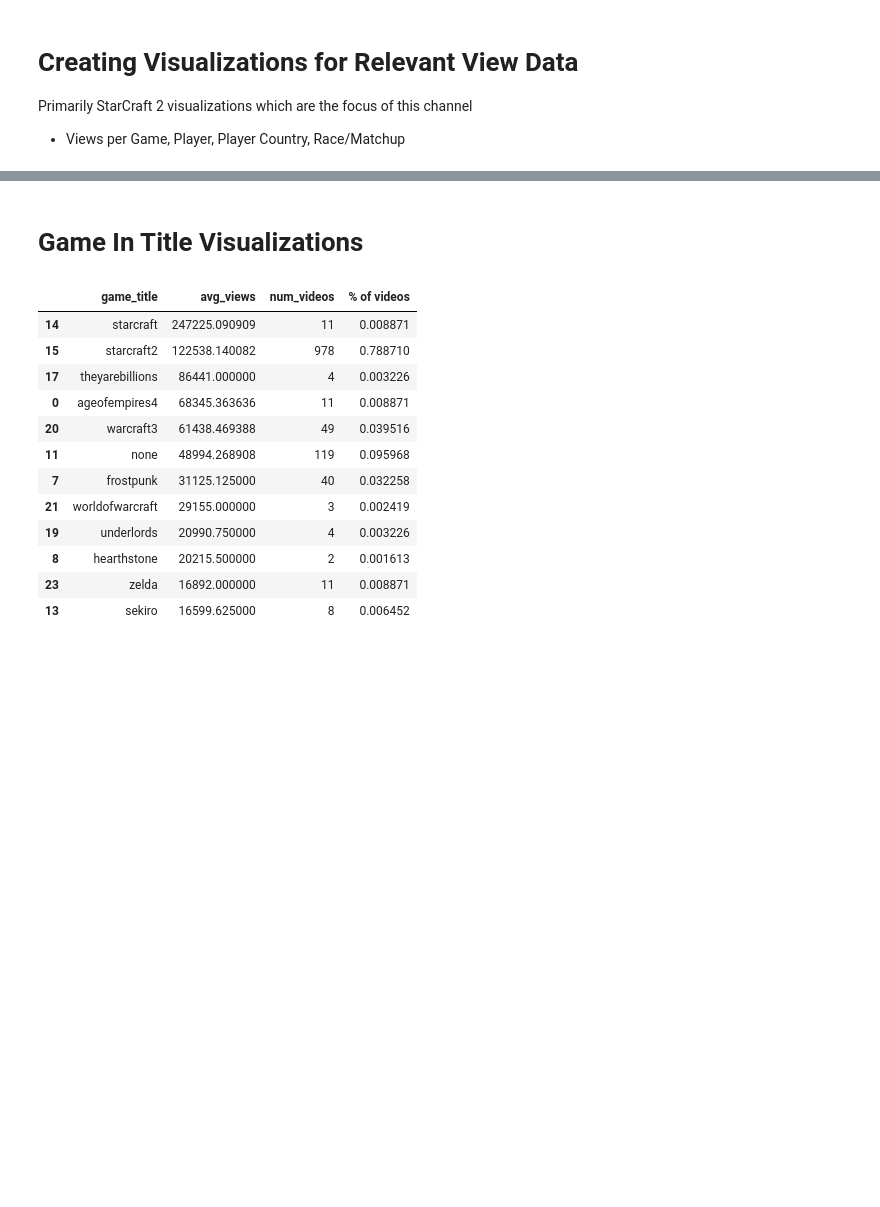
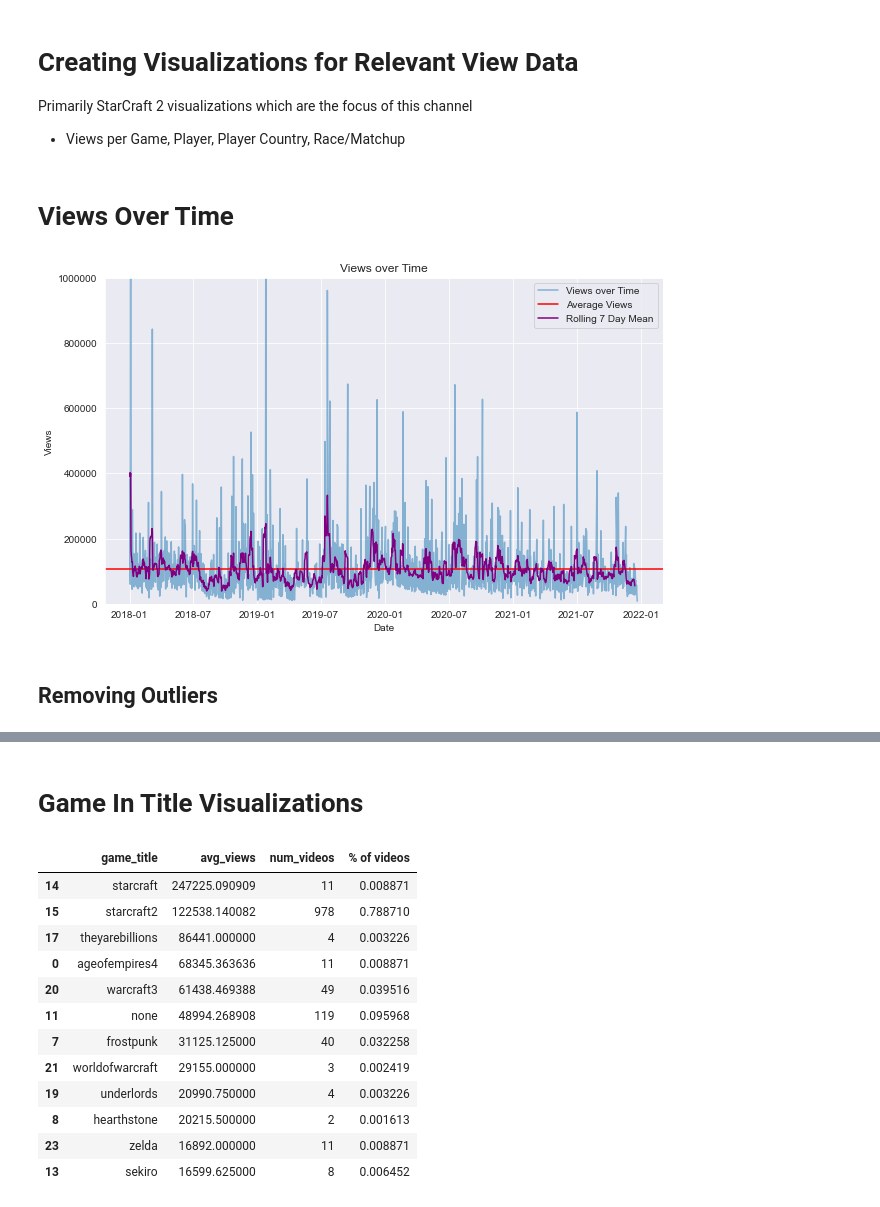
Before and after one commit to NelGen/NG--YouTube-Views-Analysis, a Jupyter notebook: Visualizations.ipynb, the cells around one changed output, grey strips where cells are left out. Cells and saved outputs as stored; diff of their text form; code cells hidden in the pictures; blank space fills up the shorter version.

```diff
--- a/Visualizations.ipynb
+++ b/Visualizations.ipynb
@@ -22,3 +24,28 @@ matchup_df = pickle.load(open(r"Data\matchup_df.pickle","rb"))
 main_df = pickle.load(open(r"Data\players_cleaned_df.pickle","rb"))
 player_df = pickle.load(open(r"Data\player_df.pickle","rb"))
 grammed_df = pickle.load(open(r"Data\grammed_df.pickle","rb"))
+# %% [markdown]
+# Views Over Time
+# %%
+dates = main_df['date'].apply(lambda x: x[:10])
+dates_df = pd.to_datetime(dates, infer_datetime_format=True)
+dates_df = pd.DataFrame(dates_df)
+# %%
+dates_df['views'] = main_df['views']
+dates_df_index = dates_df.set_index('date')
+# %%
+fig, ax = plt.subplots(figsize=(10,6))
+plt.plot(dates_df_index, label="Views over Time",alpha=.5)
+plt.axhline(dates_df_index.views.mean(), c='red', label="Average Views")
+plt.plot(dates_df_index.rolling(window=7).mean(),c='purple',label="Rolling 7 Day Mean")
+plt.xlabel("Date")
+plt.ylabel("Views")
+plt.ylim(0,1000000)
+ax.yaxis.set_major_formatter(ticker.FormatStrFormatter('%d'))
+plt.title("Views over Time")
+plt.legend()
+plt.show()
+# %% [output]
+[figure, added]
+# %% [markdown]
+## Removing Outliers
```
Also changed, not shown: parts of 17 cells of this notebook, 9 other files.
